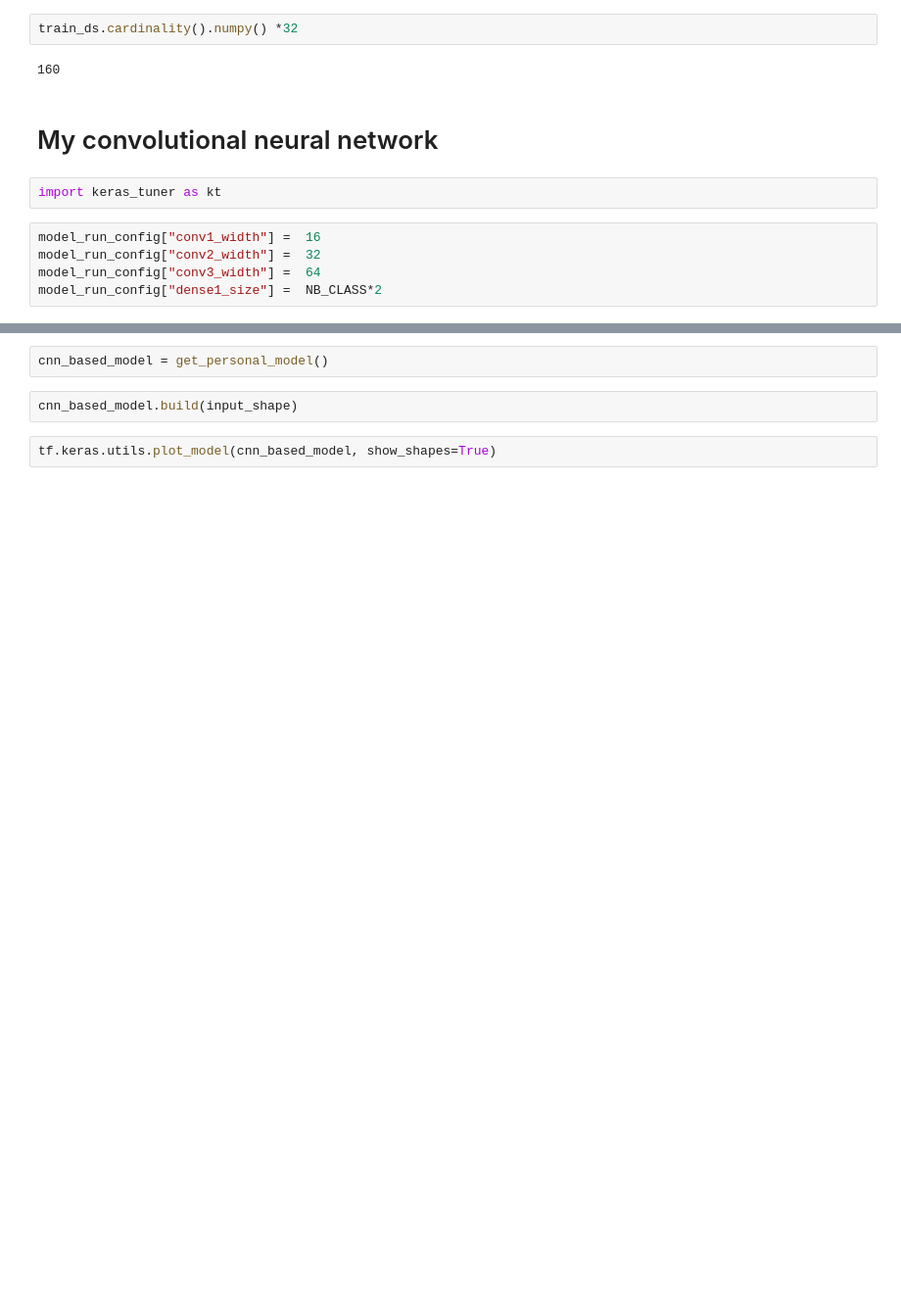
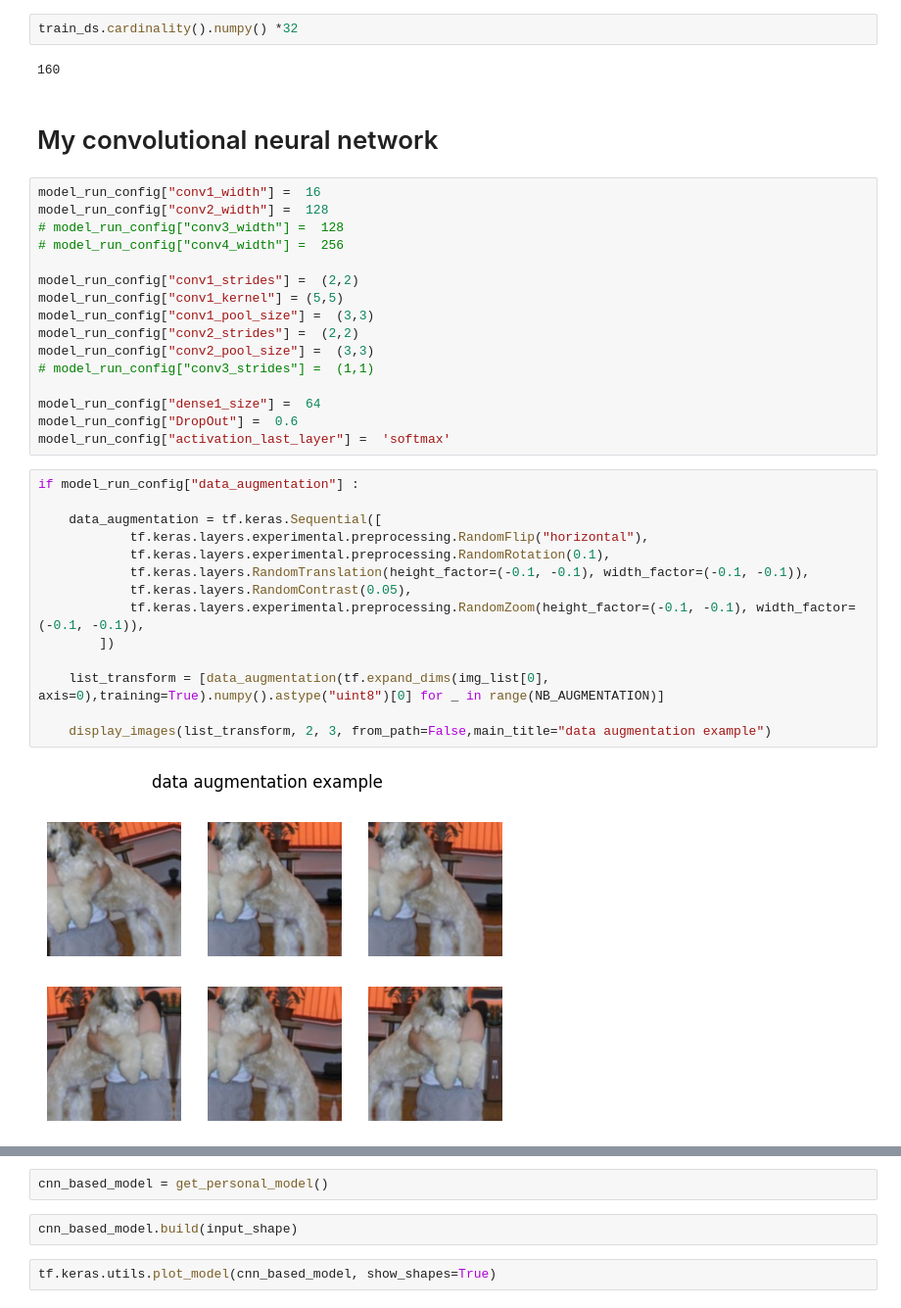
Before and after one commit to CYaiche/dog_breed_classification, a Jupyter notebook: model.ipynb, the cells around one changed output, grey strips where cells are left out. Shown at 98% size. Drawn from its saved outputs; the diff is of its cells as text; blank space fills up the shorter version.

```diff
--- a/model.ipynb
+++ b/model.ipynb
@@ -117,13 +117,38 @@ train_ds.cardinality().numpy() *32
 160
 # %% [markdown]
 # My convolutional neural network
-# %%
-import keras_tuner as kt
-# %%
-model_run_config["conv1_width"] =  16
-model_run_config["conv2_width"] =  32
-model_run_config["conv3_width"] =  64
-model_run_config["dense1_size"] =  NB_CLASS*2
+# %%
+model_run_config["conv1_width"] =  16
+model_run_config["conv2_width"] =  128
+# model_run_config["conv3_width"] =  128
+# model_run_config["conv4_width"] =  256
+
+model_run_config["conv1_strides"] =  (2,2)
+model_run_config["conv1_kernel"] = (5,5)
+model_run_config["conv1_pool_size"] =  (3,3)
+model_run_config["conv2_strides"] =  (2,2)
+model_run_config["conv2_pool_size"] =  (3,3)
+# model_run_config["conv3_strides"] =  (1,1)
+
+model_run_config["dense1_size"] =  64
+model_run_config["DropOut"] =  0.6
+model_run_config["activation_last_layer"] =  'softmax'
+# %%
+if model_run_config["data_augmentation"] :
+
+    data_augmentation = tf.keras.Sequential([
+            tf.keras.layers.experimental.preprocessing.RandomFlip("horizontal"),
+            tf.keras.layers.experimental.preprocessing.RandomRotation(0.1),
+            tf.keras.layers.RandomTranslation(height_factor=(-0.1, -0.1), width_factor=(-0.1, -0.1)),
+            tf.keras.layers.RandomContrast(0.05),
+            tf.keras.layers.experimental.preprocessing.RandomZoom(height_factor=(-0.1, -0.1), width_factor=(-0.1, -0.1)),
+        ])
+
+    list_transform = [data_augmentation(tf.expand_dims(img_list[0], axis=0),training=True).numpy().astype("uint8")[0] for _ in range(NB_AUGMENTATION)]
+
+    display_images(list_transform, 2, 3, from_path=False,main_title="data augmentation example")
+# %% [output]
+[figure, added]
 # %%
 from keras.models import Sequential
 from keras.layers import Conv2D, MaxPooling2D
```
Also changed, not shown: parts of 20 cells of this notebook, 6 other files.
